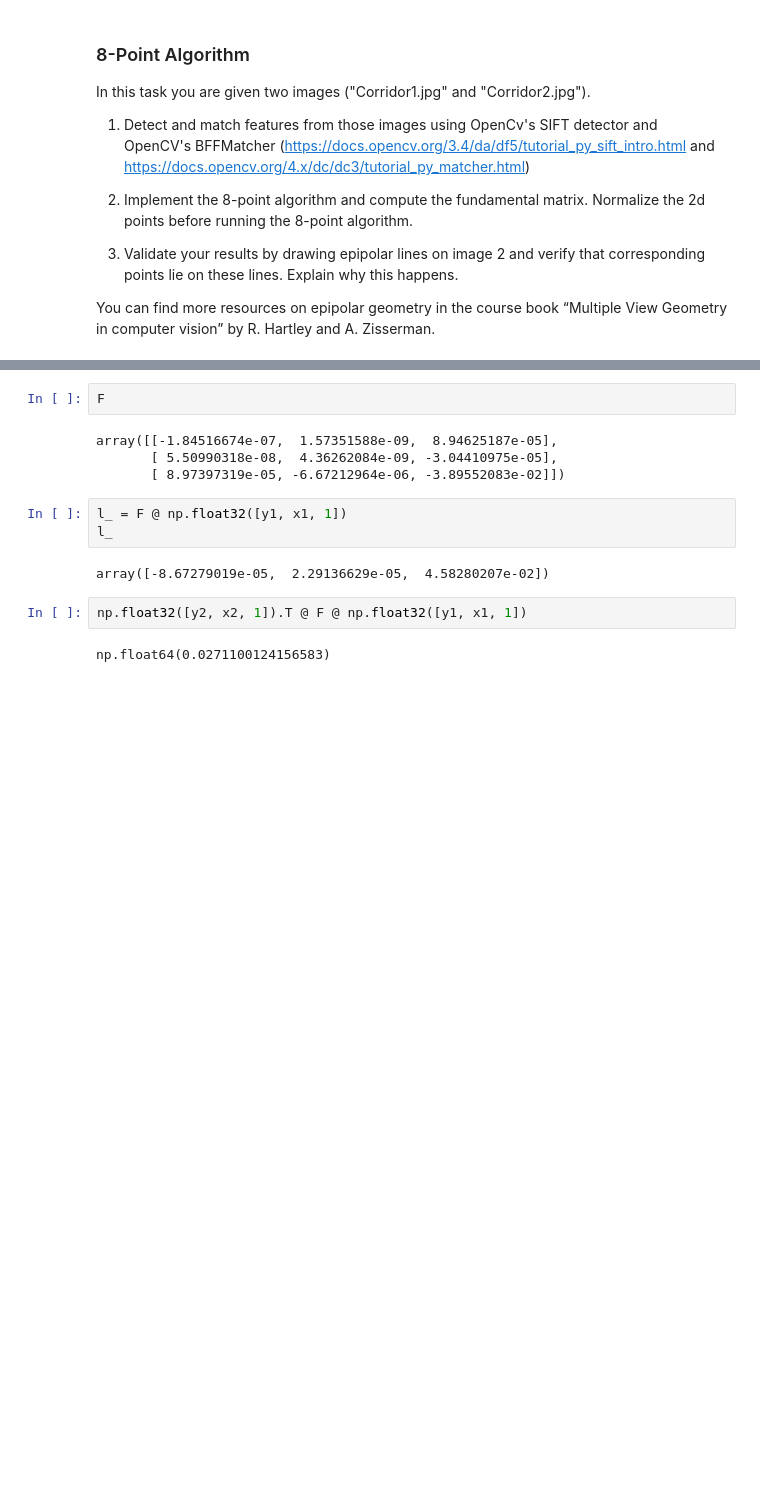
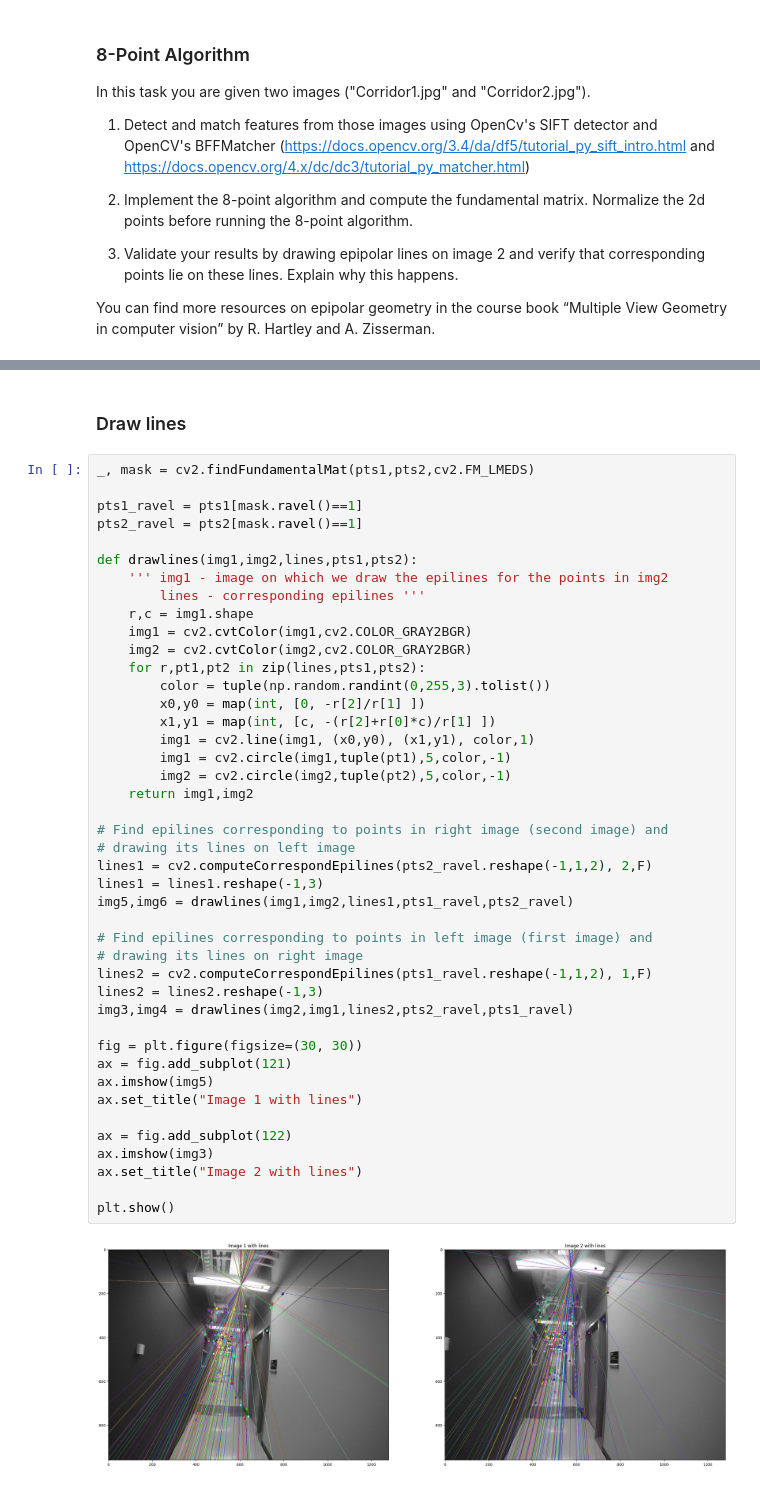
Before and after one commit to hoanghl/master-hw, a Jupyter notebook: ex4/Exercise 4.ipynb, the cells around one changed output, grey strips where cells are left out. Cells and saved outputs as stored; diff of their text form; blank space fills up the shorter version.

```diff
--- a/ex4/Exercise 4.ipynb
+++ b/ex4/Exercise 4.ipynb
@@ -115,15 +119,47 @@ F = np.transpose(T) @ F @ T
-# %%
-F
-# %% [output]
-array([[-1.84516674e-07,  1.57351588e-09,  8.94625187e-05],
-       [ 5.50990318e-08,  4.36262084e-09, -3.04410975e-05],
-       [ 8.97397319e-05, -6.67212964e-06, -3.89552083e-02]])
-# %%
-l_ = F @ np.float32([y1, x1, 1])
-l_
-# %% [output]
-array([-8.67279019e-05,  2.29136629e-05,  4.58280207e-02])
-# %%
-np.float32([y2, x2, 1]).T @ F @ np.float32([y1, x1, 1])
-# %% [output]
-np.float64(0.0271100124156583)
+# %% [markdown]
+### Draw lines
+# %%
+_, mask = cv2.findFundamentalMat(pts1,pts2,cv2.FM_LMEDS)
+
+pts1_ravel = pts1[mask.ravel()==1]
+pts2_ravel = pts2[mask.ravel()==1]
+
+def drawlines(img1,img2,lines,pts1,pts2):
+    ''' img1 - image on which we draw the epilines for the points in img2
+        lines - corresponding epilines '''
+    r,c = img1.shape
+    img1 = cv2.cvtColor(img1,cv2.COLOR_GRAY2BGR)
+    img2 = cv2.cvtColor(img2,cv2.COLOR_GRAY2BGR)
+    for r,pt1,pt2 in zip(lines,pts1,pts2):
+        color = tuple(np.random.randint(0,255,3).tolist())
+        x0,y0 = map(int, [0, -r[2]/r[1] ])
+        x1,y1 = map(int, [c, -(r[2]+r[0]*c)/r[1] ])
+        img1 = cv2.line(img1, (x0,y0), (x1,y1), color,1)
+        img1 = cv2.circle(img1,tuple(pt1),5,color,-1)
+        img2 = cv2.circle(img2,tuple(pt2),5,color,-1)
+    return img1,img2
+
+# Find epilines corresponding to points in right image (second image) and
+# drawing its lines on left image
+lines1 = cv2.computeCorrespondEpilines(pts2_ravel.reshape(-1,1,2), 2,F)
+lines1 = lines1.reshape(-1,3)
+img5,img6 = drawlines(img1,img2,lines1,pts1_ravel,pts2_ravel)
+
+# Find epilines corresponding to points in left image (first image) and
+# drawing its lines on right image
+lines2 = cv2.computeCorrespondEpilines(pts1_ravel.reshape(-1,1,2), 1,F)
+lines2 = lines2.reshape(-1,3)
+img3,img4 = drawlines(img2,img1,lines2,pts2_ravel,pts1_ravel)
+
+fig = plt.figure(figsize=(30, 30))
+ax = fig.add_subplot(121)
+ax.imshow(img5)
+ax.set_title("Image 1 with lines")
+
+ax = fig.add_subplot(122)
+ax.imshow(img3)
+ax.set_title("Image 2 with lines")
+
+plt.show()
+# %% [output]
+[figure, added]
```
Also changed, not shown: parts of 2 cells of this notebook, 2 other files.
